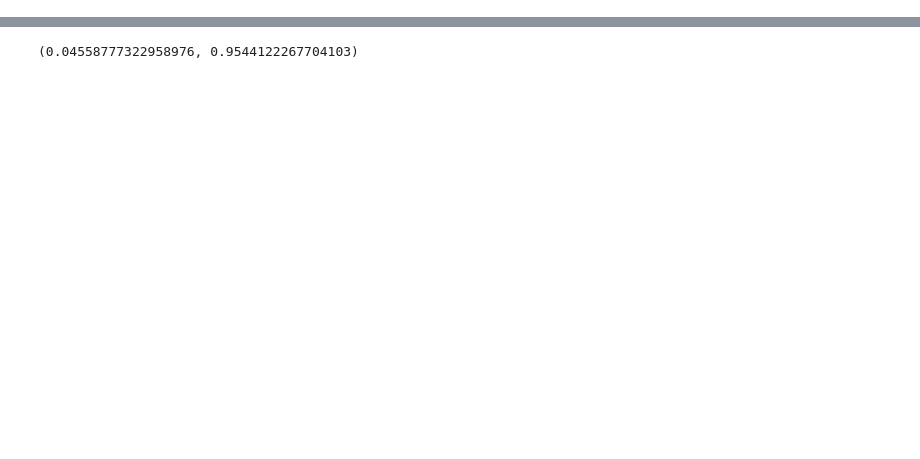
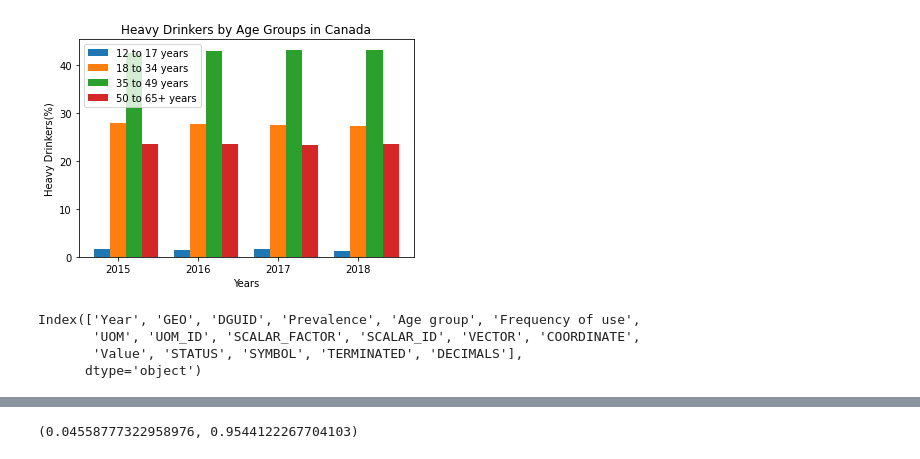
Before and after one commit to MattDavies1/Data-Bootcamp-Project, a Jupyter notebook: alc_cannabis_consumption.ipynb, the cells around one changed output, grey strips where cells are left out. Saved outputs shown, nothing was run; the diff lists cells and outputs as text; code cells hidden in the pictures; blank space fills up the shorter version.

Commit message:
save figures

```diff
--- a/alc_cannabis_consumption.ipynb
+++ b/alc_cannabis_consumption.ipynb
@@ -311,0 +32,5 @@ cc = sts.pearsonr(merge3_df["Cannabis Consumers Population (%)"],merge3_df["Heav
+# %%
+# create a seperate df for total heavy drinkers by year
+total_pop_alc =clean_alc_df.loc[clean_alc_df["Age group"]=="Total, 12 years and over",:]
+total_pop_alc  = total_pop_alc [["Year","Number of People"]]
+total_pop_alc
@@ -311,0 +109,9 @@ cc = sts.pearsonr(merge3_df["Cannabis Consumers Population (%)"],merge3_df["Heav
+# %%
+#groupby year and age group for final df
+groupby_df = final_df.groupby(["Year","Age group"]).sum()
+alc_df = groupby_df.reset_index()
+#merge new alc df with total drinkers df and create percent column
+alc_df = pd.merge(alc_df,total_pop_alc ,on="Year",how="inner")
+alc_df = alc_df.rename(columns={"Number of People_x":"Number of People","Number of People_y":"Total Classified as Heavy Drinkers"})
+alc_df["Percent of age group"] = round((alc_df["Number of People"]/alc_df["Total Classified as Heavy Drinkers"])*100,2)
+alc_df
@@ -311,0 +148,25 @@ cc = sts.pearsonr(merge3_df["Cannabis Consumers Population (%)"],merge3_df["Heav
+# %%
+#plot bar graph
+plt.bar(bar1,teens["Percent of age group"],w,label="12 to 17 years")
+plt.bar(bar2,young_adults["Percent of age group"],w,label="18 to 34 years")
+plt.bar(bar3,mid_adults["Percent of age group"],w,label="35 to 49 years")
+plt.bar(bar4,older_adults["Percent of age group"],w,label="50 to 65+ years")
+plt.legend(loc="best")
+plt.xticks(bar1+w,x)
+plt.ylabel("Heavy Drinkers(%)")
+plt.xlabel("Years")
+plt.title("Heavy Drinkers by Age Groups in Canada")
+plt.savefig("Output_data/heavydrinkers.png")
+plt.show()
+# %% [output]
+[figure, added]
+# %%
+#read cannabis df and change column names
+cannibis_df = pd.read_csv("Resources/cannabis_usage_1961_2018.csv")
+cannibis_df = cannibis_df.rename(columns={"REF_DATE":"Year","VALUE":"Value"})
+cannibis_df.columns
+# %% [output]
+Index(['Year', 'GEO', 'DGUID', 'Prevalence', 'Age group', 'Frequency of use',
+       'UOM', 'UOM_ID', 'SCALAR_FACTOR', 'SCALAR_ID', 'VECTOR', 'COORDINATE',
+       'Value', 'STATUS', 'SYMBOL', 'TERMINATED', 'DECIMALS'],
+      dtype='object')
```
Also changed, not shown: parts of 42 cells of this notebook, 19 other files.
